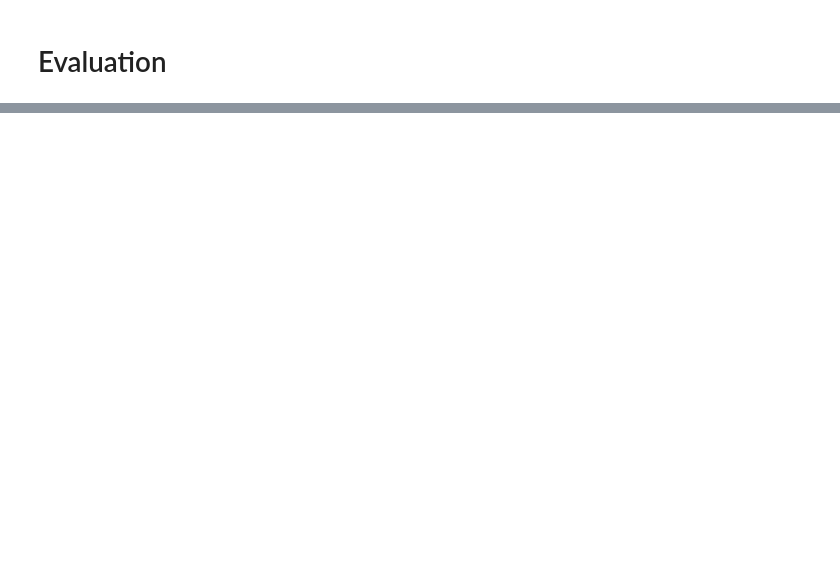
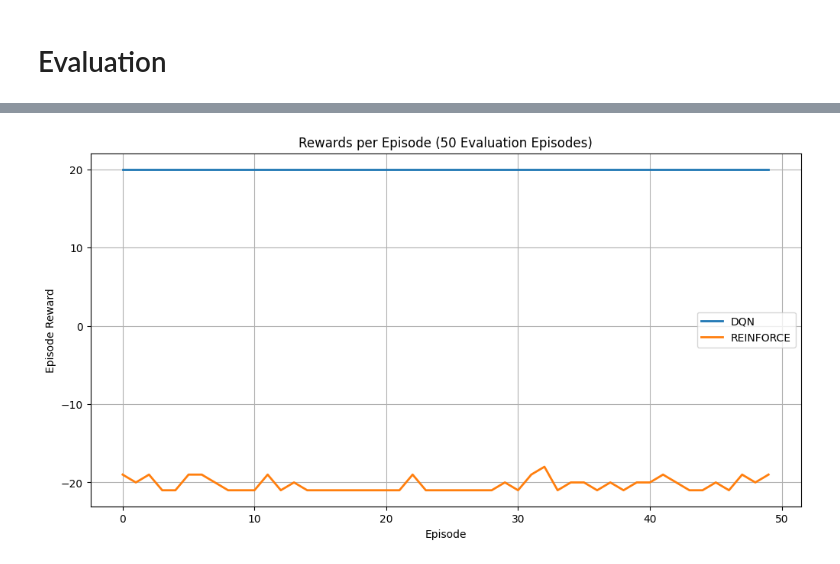
Before and after one commit to Gusgus127/Pong-Tournament, a Jupyter notebook: project-pml-part1.ipynb, the cells around one changed output, grey strips where cells are left out. Drawn from its saved outputs; the diff is of its cells as text; code cells hidden in the pictures; blank space fills up the shorter version.

```diff
--- a/project-pml-part1.ipynb
+++ b/project-pml-part1.ipynb
@@ -737,11 +761,10 @@ Episode 490, Reward: -21.0, Mean Reward (100): -20.38
 # %% [markdown]
 # Evaluation
 # %%
-# Helper function to evaluate an agent's performance
+# Evaluation Function
 def evaluate_agent(env, net, num_episodes=50):
     """
     Runs the trained agent in the environment for a fixed number of episodes
-    and returns the average reward.
     """
     total_rewards = []
 
@@ -752,17 +775,16 @@ def evaluate_agent(env, net, num_episodes=50):
         episode_reward = 0.0
 
         while not done:
-            # Use torch.no_grad() and set net to eval mode
+            # Deterministic action selection
             with torch.no_grad():
                 state_v = torch.tensor(np.array([state], copy=False), dtype=torch.float32).to(device)
 
-                # --- Model-Agnostic Action Selection ---
                 if isinstance(net, DQN):
-                    # DQN: Select action with max Q-value
+                    # select action with max Q-value for DQN
                     q_vals = net(state_v)
                     action = q_vals.max(1)[1].item()
                 elif isinstance(net, PolicyNetwork):
-                    # REINFORCE: Sample from the probability distribution
+                    # select action with highest probability for Policy Network
                     probs = net(state_v)
                     action_dist = torch.distributions.Categorical(probs)
                     action = action_dist.sample().item()
@@ -783,57 +805,63 @@ def evaluate_agent(env, net, num_episodes=50):
     return avg_reward, success_rate, total_rewards
 
 
-# --- Prepare Networks and Load Best Weights ---
+# load best models
+# DQN Model Setup
+DQN_MODEL_PATH = "models/dqn_best.pth"
+dqn_net = DQN(
+    test_env.observation_space.shape,
+    test_env.action_space.n
+).to(device)
 
-# 1. DQN Model Setup
-DQN_MODEL_PATH = "models/dqn_best.pth"
-dqn_net = DQN(test_env.observation_space.shape, test_env.action_space.n).to(device)
-try:
-    dqn_net.load_state_dict(torch.load(DQN_MODEL_PATH, map_location=device))
-    dqn_net.eval()
-    print(f"\nSuccessfully loaded best DQN model from {DQN_MODEL_PATH}")
-except FileNotFoundError:
-    print(f"\nWARNING: DQN model not found at {DQN_MODEL_PATH}. Using untrained DQN.")
+dqn_net.load_state_dict(torch.load(DQN_MODEL_PATH, map_location=device))
+dqn_net.eval()
+print(f"\nSuccessfully loaded best DQN model from {DQN_MODEL_PATH}")
 
-# 2. REINFORCE Model Setup
-REINFORCE_MODEL_PATH = "models/reinforce_best.pth"
-reinforce_net = PolicyNetwork(test_env.observation_space.shape, test_env.action_space.n).to(device)
-try:
-    reinforce_net.load_state_dict(torch.load(REINFORCE_MODEL_PATH, map_location=device))
-    reinforce_net.eval()
-    print(f"Successfully loaded best REINFORCE model from {REINFORCE_MODEL_PATH}")
-except FileNotFoundError:
-    print(f"WARNING: REINFORCE model not found at {REINFORCE_MODEL_PATH}. Using untrained REINFORCE.")
+# REINFORCE Model Setup
+REINFORCE_MODEL_PATH = "models_reinforce/reinforce_best.pth"
+reinforce_net = PolicyNetwork(
+    test_env.observation_space.shape,
+    test_env.action_space.n
+).to(device)
 
-# --- Run Evaluation ---
+reinforce_net.load_state_dict(torch.load(REINFORCE_MODEL_PATH, map_location=device))
+reinforce_net.eval()
+print(f"Successfully loaded best REINFORCE model from {REINFORCE_MODEL_PATH}")
+
+
 NUM_EVAL_EPISODES = 50
 
+# run evaluation
 print("Evaluating DQN Agent")
-dqn_avg_reward, dqn_success_rate, _ = evaluate_agent(test_env, dqn_net, NUM_EVAL_EPISODES)
+dqn_avg_reward, dqn_success_rate, dqn_rewards = evaluate_agent(
+    make_env(ENV_NAME), dqn_net, NUM_EVAL_EPISODES
+)
 
 print("Evaluating REINFORCE Agent")
-reinforce_avg_reward, reinforce_success_rate, _ = evaluate_agent(test_env, reinforce_net, NUM_EVAL_EPISODES)
-
+reinforce_avg_reward, reinforce_success_rate, reinforce_rewards = evaluate_agent(
+    make_env(ENV_NAME), reinforce_net, NUM_EVAL_EPISODES
+)
 
 print("FINAL EVALUATION SUMMARY")
 
-# question 5 & 6
-from tabulate import tabulate
+# summary
 
-results_table = [
-    ["Model", "Average Reward (50 Episodes)", "Success Rate (Win %)", "Justification"],
-    ["DQN", f"{dqn_avg_reward:.2f}", f"{dqn_success_rate:.2f}%", "Off-policy, low variance via target network, effective for Q-learning."],
-    ["REINFORCE", f"{reinforce_avg_reward:.2f}", f"{reinforce_success_rate:.2f}%", "On-policy, high variance, struggles with sparse rewards in complex environments."]
-]
+print("\nFINAL EVALUATION SUMMARY (50 Episodes)")
+print("------------------------------------")
+print(f"DQN        -> Average Reward: {dqn_avg_reward:.2f}, Success Rate: {dqn_success_rate:.2f}%")
+print(f"REINFORCE  -> Average Reward: {reinforce_avg_reward:.2f}, Success Rate: {reinforce_success_rate:.2f}%")
 
-print(tabulate(results_table, headers="firstrow", tablefmt="fancy_grid"))
+# Plotting evaluation rewards
+plt.figure(figsize=(12, 6))
 
-# Plot comparison (Question 4 Visualization)
-plt.figure(figsize=(10, 6))
-plt.bar(["DQN", "REINFORCE"], [dqn_avg_reward, reinforce_avg_reward], color=['blue', 'red'])
-plt.axhline(y=-20.0, color='r', linestyle='--', label='Random Play Baseline')
-plt.title(f'DQN vs REINFORCE Average Reward Comparison ({NUM_EVAL_EPISODES} Episodes)')
-plt.ylabel('Average Reward')
-plt.grid(axis='y')
+plt.plot(dqn_rewards, label="DQN", linewidth=2)
+plt.plot(reinforce_rewards, label="REINFORCE", linewidth=2)
+
+plt.xlabel("Episode")
+plt.ylabel("Episode Reward")
+plt.title(f"Rewards per Episode ({NUM_EVAL_EPISODES} Evaluation Episodes)")
+plt.grid(True)
 plt.legend()
+
 plt.show()
+# %% [output]
@@ -839,0 +885 @@ plt.show()
+[figure, added]
```
Also changed, not shown: parts of 13 cells of this notebook, 4 other files.
